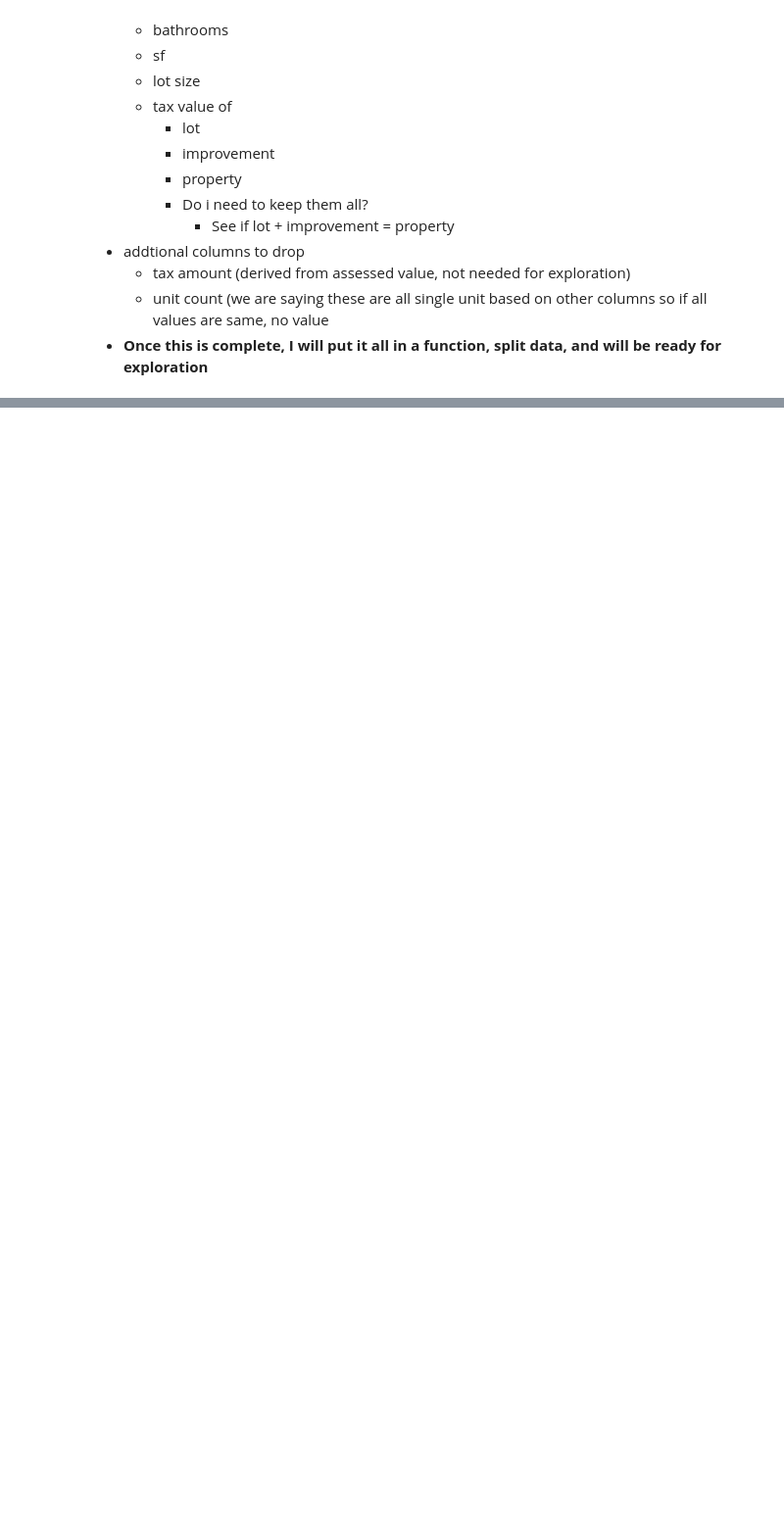
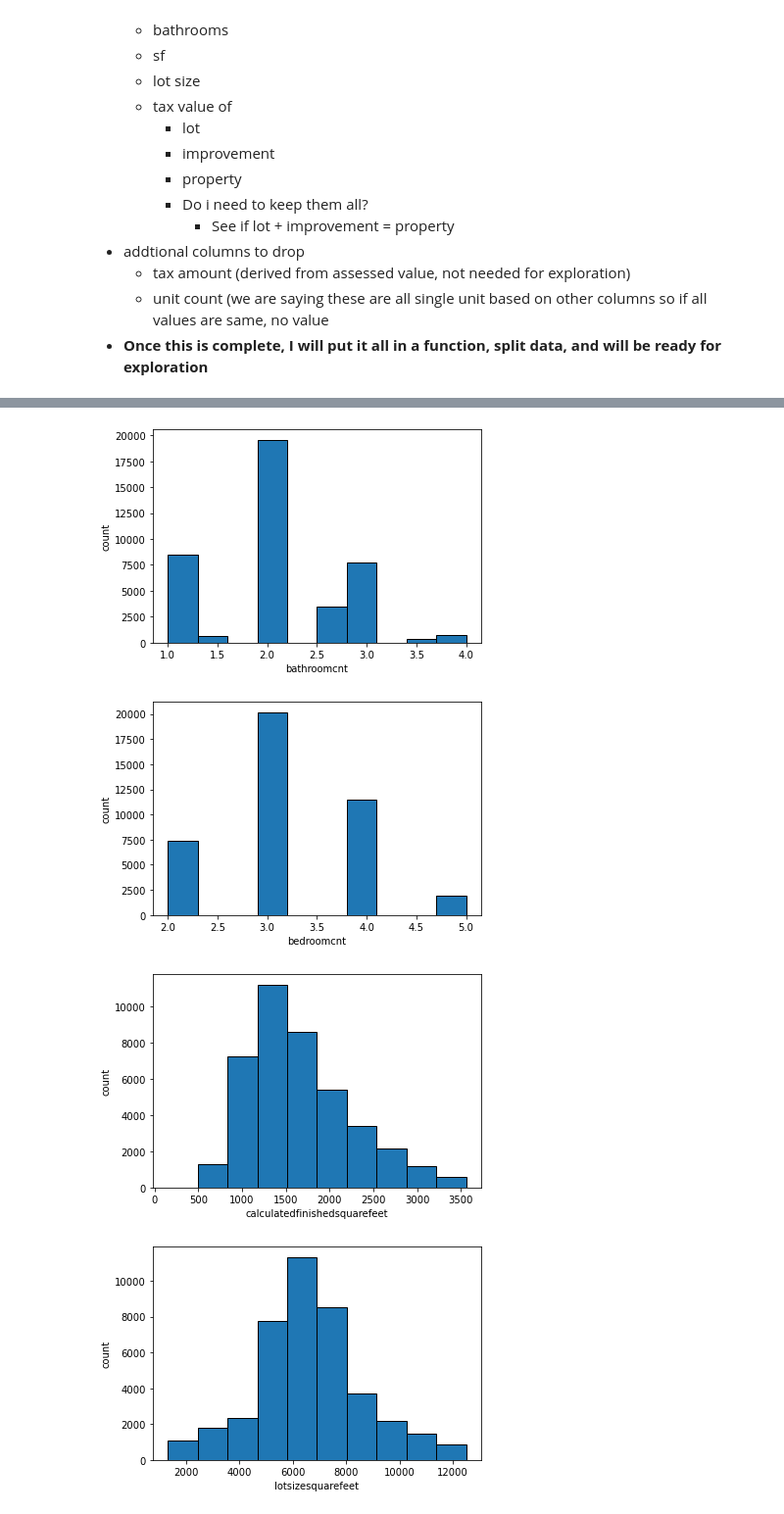
Before and after one commit to adam-talbot/clustering-exercises, a Jupyter notebook: wrangle_exercises_zillow.ipynb, the cells around one changed output, grey strips where cells are left out. Shown at 98% size. Saved outputs shown, nothing was run; the diff lists cells and outputs as text; code cells hidden in the pictures; blank space fills up the shorter version.

```diff
--- a/wrangle_exercises_zillow.ipynb
+++ b/wrangle_exercises_zillow.ipynb
@@ -1041,0 +1075,14 @@ for col in num_cols:
+# %%
+for col in cols_w_outliers:
+        df[col].hist(edgecolor='black')
+        # Hide gridlines.
+        plt.grid(False)
+                # Axis labels
+        plt.xlabel(col)
+        plt.ylabel('count')
+        plt.show()
+# %% [output]
+[figure, added]
+[figure, added]
+[figure, added]
+[figure, added]
```
Also changed, not shown: parts of 65 cells of this notebook, 2 other files.
